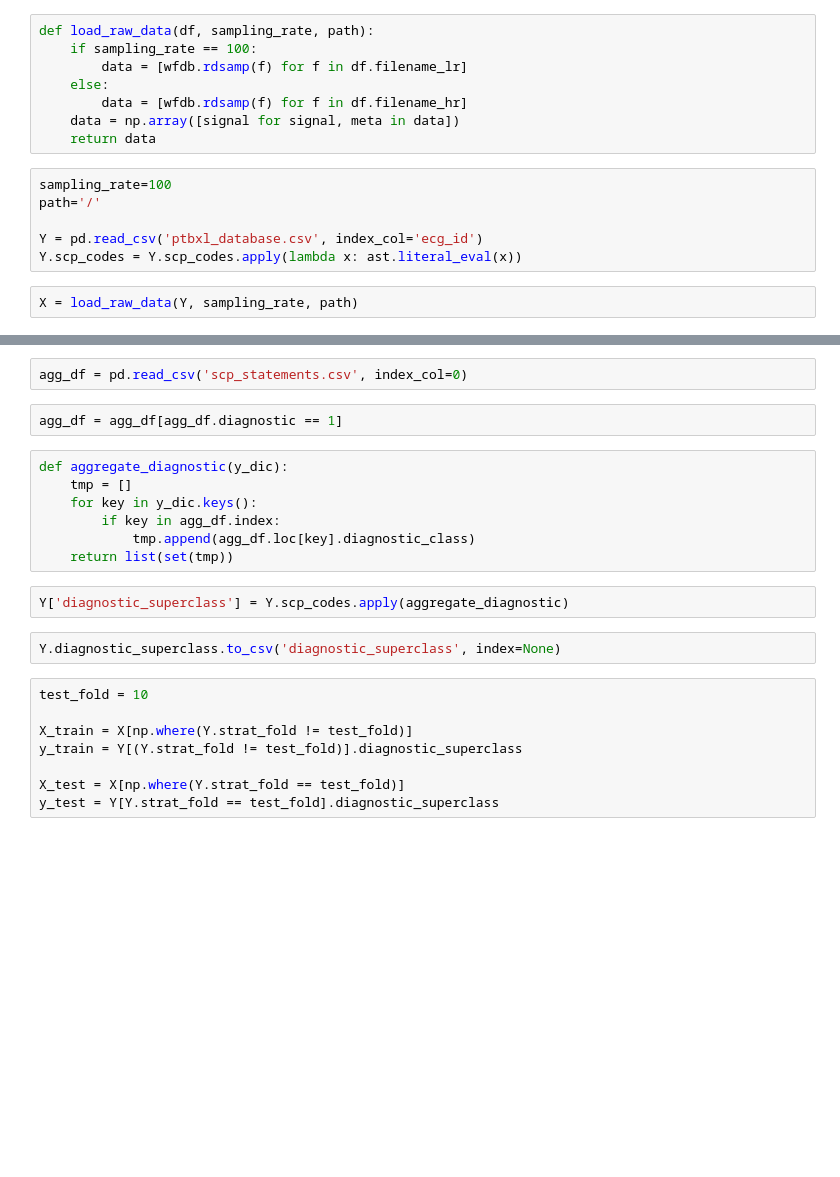
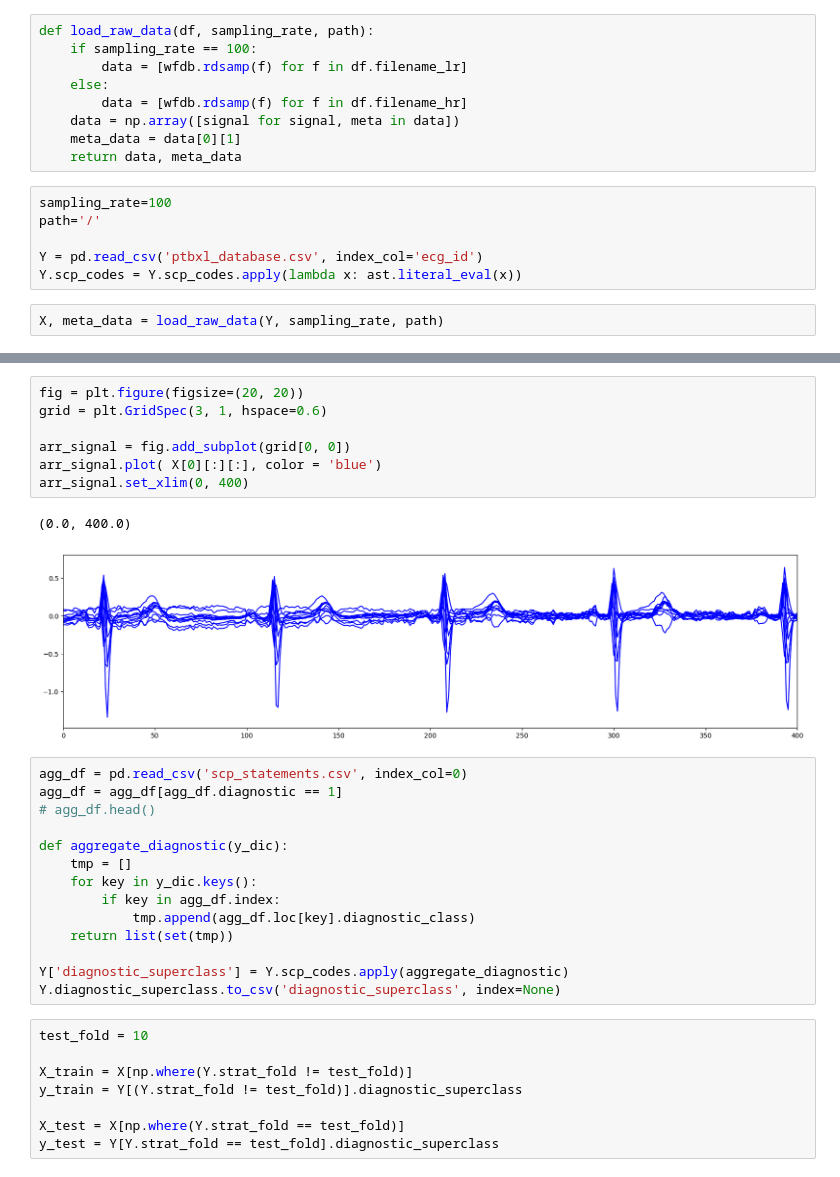
Before and after one commit to donyafiuji/ECG-diagnosis, a Jupyter notebook: data.ipynb, the cells around one changed output, grey strips where cells are left out. Saved outputs shown, nothing was run; the diff lists cells and outputs as text; blank space fills up the shorter version.

Commit message:
modified:   data.ipynb 	modified:   diagnostic_superclass

```diff
--- a/data.ipynb
+++ b/data.ipynb
@@ -18,7 +21,8 @@ def load_raw_data(df, sampling_rate, path):
     else:
         data = [wfdb.rdsamp(f) for f in df.filename_hr]
     data = np.array([signal for signal, meta in data])
-    return data
+    meta_data = data[0][1]
+    return data, meta_data
 # %%
 sampling_rate=100
 path='/'
@@ -26,4 +30,4 @@ path='/'
 Y = pd.read_csv('ptbxl_database.csv', index_col='ecg_id')
 Y.scp_codes = Y.scp_codes.apply(lambda x: ast.literal_eval(x))
 # %%
-X = load_raw_data(Y, sampling_rate, path)
+X, meta_data = load_raw_data(Y, sampling_rate, path)
@@ -34,18 +44,27 @@ print(Y.shape, X.shape)
-# %%
-agg_df = pd.read_csv('scp_statements.csv', index_col=0)
-# %%
-agg_df = agg_df[agg_df.diagnostic == 1]
+# %%
+fig = plt.figure(figsize=(20, 20))
+grid = plt.GridSpec(3, 1, hspace=0.6)
+
+arr_signal = fig.add_subplot(grid[0, 0])
+arr_signal.plot( X[0][:][:], color = 'blue')
+arr_signal.set_xlim(0, 400)
+# %% [output]
+(0.0, 400.0)
+[figure, added]
 # %%
+agg_df = pd.read_csv('scp_statements.csv', index_col=0)
+agg_df = agg_df[agg_df.diagnostic == 1]
+# agg_df.head()
+
 def aggregate_diagnostic(y_dic):
     tmp = []
     for key in y_dic.keys():
         if key in agg_df.index:
             tmp.append(agg_df.loc[key].diagnostic_class)
     return list(set(tmp))
+
+Y['diagnostic_superclass'] = Y.scp_codes.apply(aggregate_diagnostic)
+Y.diagnostic_superclass.to_csv('diagnostic_superclass', index=None)
-# %%
-Y['diagnostic_superclass'] = Y.scp_codes.apply(aggregate_diagnostic)
-# %%
-Y.diagnostic_superclass.to_csv('diagnostic_superclass', index=None)
 # %%
 test_fold = 10
 
```
Also changed, not shown: parts of 16 cells of this notebook, 1 other file.
